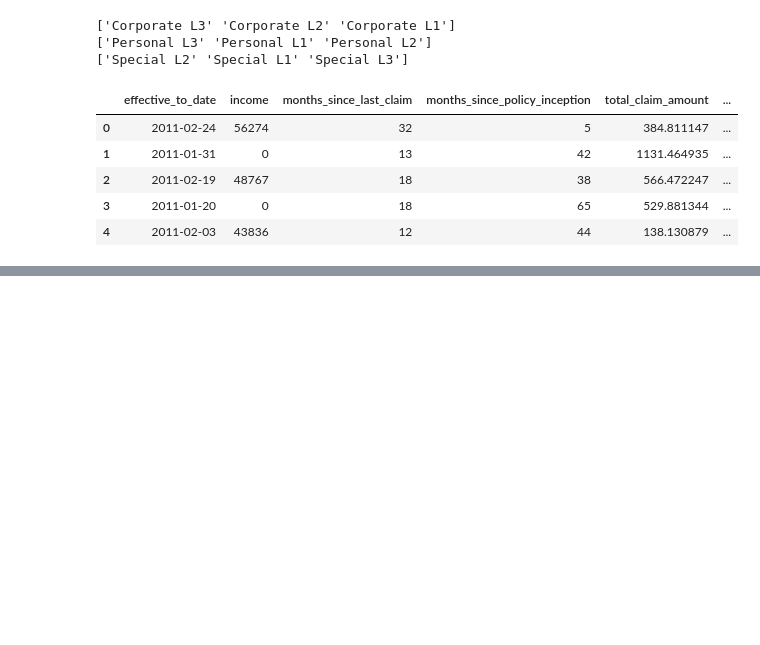
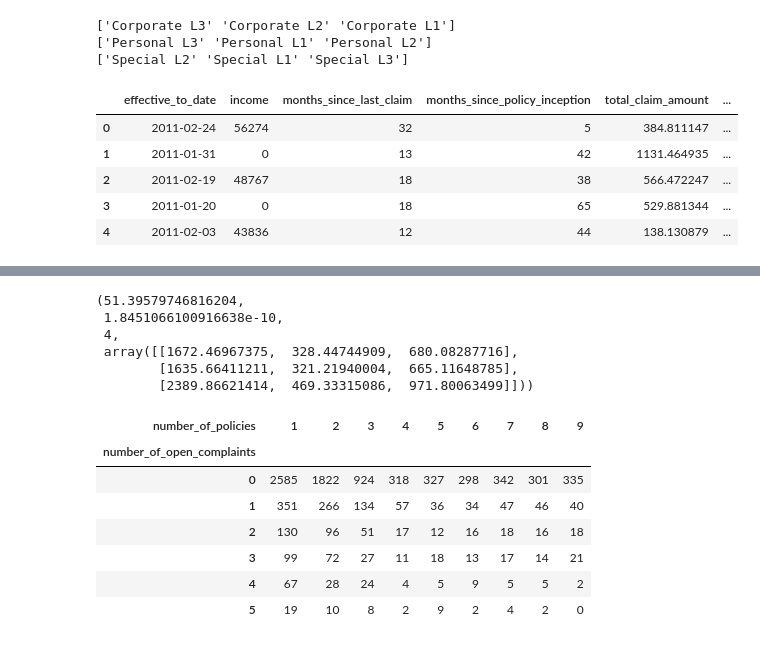
Before and after one commit to ershovadina/ironhack_week4_marketing_customer_value_analysis, a Jupyter notebook: lab_4.01-4.05.ipynb, the cells around one changed output, grey strips where cells are left out. Drawn from its saved outputs; the diff is of its cells as text; code cells hidden in the pictures; blank space fills up the shorter version.

```diff
--- a/lab_4.01-4.04.ipynb
+++ b/lab_4.01-4.05.ipynb
@@ -407,0 +446,3 @@ num = num.drop((['effective_to_date']), axis = 1)
+# %%
+ETM = pd.DataFrame(num['effective_to_month'])
+cat = pd.concat([cat ,ETM], axis=1 )
@@ -409,0 +566,6 @@ num = num.drop((['effective_to_date']), axis = 1)
+# %%
+def group_education(x):
+    if x in ('Bachelor', 'Master', 'Doctor'):
+        return 'UniDegree'
+    else:
+        return x
@@ -409,0 +581,6 @@ num = num.drop((['effective_to_date']), axis = 1)
+# %%
+def group_employment(x):
+    if x in ('Medical Leave', 'Disabled', 'Retired'):
+        return 'Other'
+    else:
+        return x
@@ -409,0 +596,6 @@ num = num.drop((['effective_to_date']), axis = 1)
+# %%
+def group_vehicle(x):
+    if x in ('Luxury SUV', 'Luxury Car', 'Sports Car'):
+        return 'Lux+Sport'
+    else:
+        return x
@@ -409,0 +644,11 @@ num = num.drop((['effective_to_date']), axis = 1)
+# %%
+from scipy.stats import chi2_contingency
+g, p, dof, expctd = chi2_contingency(data_crosstab, correction=False)  # df - degree of freedom
+g, p, dof, expctd
+# %% [output]
+(51.39579746816204,
+ 1.8451066100916638e-10,
+ 4,
+ array([[1672.46967375,  328.44744909,  680.08287716],
+        [1635.66411211,  321.21940004,  665.11648785],
+        [2389.86621414,  469.33315086,  971.80063499]]))
@@ -409,0 +657,12 @@ num = num.drop((['effective_to_date']), axis = 1)
+# %%
+data_crosstab = pd.crosstab(cat['number_of_open_complaints'], cat['number_of_policies'], margins = False)
+data_crosstab
+# %% [output]
+| number_of_policies | 1 | 2 | 3 | 4 | 5 | 6 | 7 | 8 | 9 |
+| number_of_open_complaints |  |  |  |  |  |  |  |  |  |
+| 0 | 2585 | 1822 | 924 | 318 | 327 | 298 | 342 | 301 | 335 |
+| 1 | 351 | 266 | 134 | 57 | 36 | 34 | 47 | 46 | 40 |
+| 2 | 130 | 96 | 51 | 17 | 12 | 16 | 18 | 16 | 18 |
+| 3 | 99 | 72 | 27 | 11 | 18 | 13 | 17 | 14 | 21 |
+| 4 | 67 | 28 | 24 | 4 | 5 | 9 | 5 | 5 | 2 |
+| 5 | 19 | 10 | 8 | 2 | 9 | 2 | 4 | 2 | 0 |
```
Also changed, not shown: parts of 60 cells of this notebook, 2 other files.
